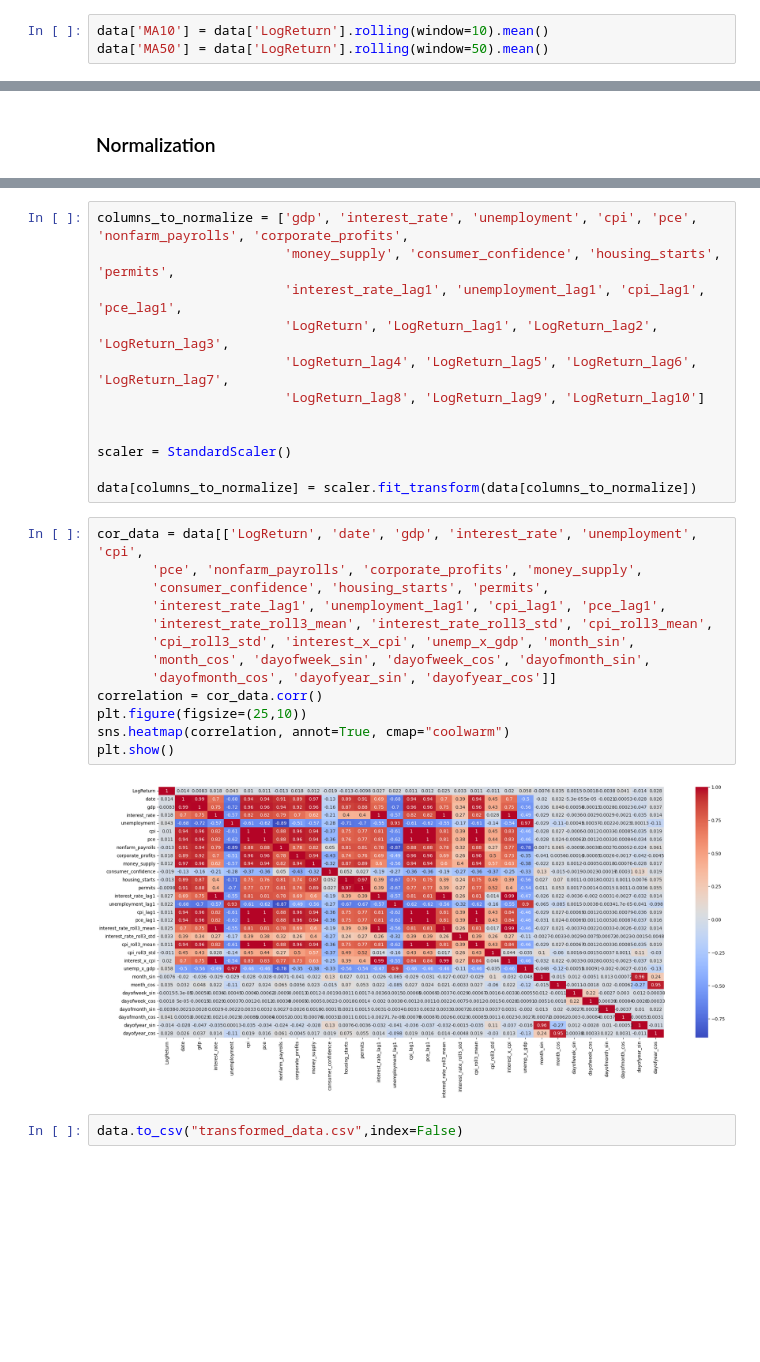
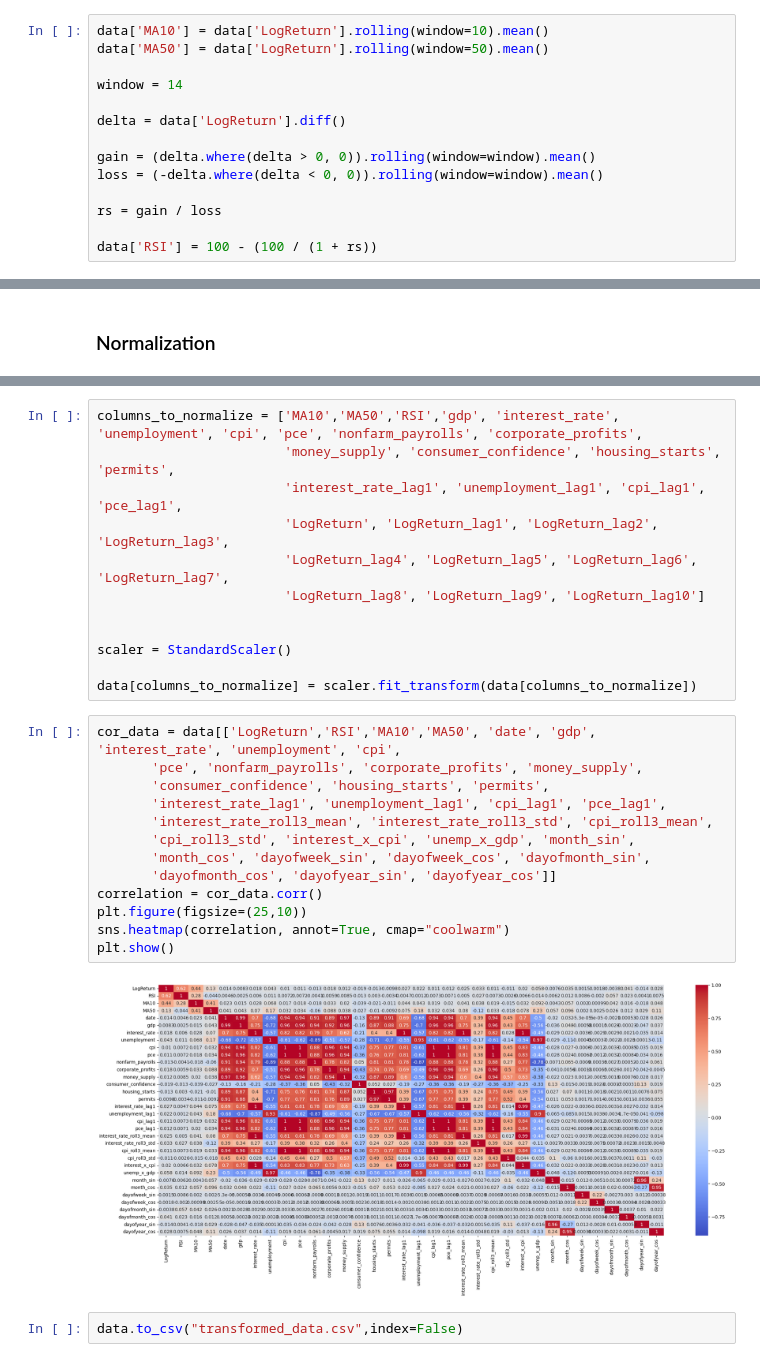
Before and after one commit to Oskar7L/Konferencja, a Jupyter notebook: trans.ipynb, the cells around one changed output, grey strips where cells are left out. Cells and saved outputs as stored; diff of their text form; blank space fills up the shorter version.

```diff
--- a/trans.ipynb
+++ b/trans.ipynb
@@ -43,6 +43,17 @@ plt.show()
 # %%
 data['MA10'] = data['LogReturn'].rolling(window=10).mean()
 data['MA50'] = data['LogReturn'].rolling(window=50).mean()
+
+window = 14
+
+delta = data['LogReturn'].diff()
+
+gain = (delta.where(delta > 0, 0)).rolling(window=window).mean()
+loss = (-delta.where(delta < 0, 0)).rolling(window=window).mean()
+
+rs = gain / loss
+
+data['RSI'] = 100 - (100 / (1 + rs))
 # %%
 for i in range(1,11):
     data[f"LogReturn_lag{i}"] = data["LogReturn"].shift(i)
@@ -83,6 +94,6 @@ Index(['LogReturn', 'date', 'gdp', 'interest_rate', 'unemployment', 'cpi',
       dtype='object')
 # %%
-columns_to_normalize = ['gdp', 'interest_rate', 'unemployment', 'cpi', 'pce', 'nonfarm_payrolls', 'corporate_profits',
+columns_to_normalize = ['MA10','MA50','RSI','gdp', 'interest_rate', 'unemployment', 'cpi', 'pce', 'nonfarm_payrolls', 'corporate_profits',
                         'money_supply', 'consumer_confidence', 'housing_starts', 'permits',
                         'interest_rate_lag1', 'unemployment_lag1', 'cpi_lag1', 'pce_lag1',
                         'LogReturn', 'LogReturn_lag1', 'LogReturn_lag2', 'LogReturn_lag3',
@@ -94,19 +105,19 @@ scaler = StandardScaler()
 
 data[columns_to_normalize] = scaler.fit_transform(data[columns_to_normalize])
 # %%
-cor_data = data[['LogReturn', 'date', 'gdp', 'interest_rate', 'unemployment', 'cpi',
+cor_data = data[['LogReturn','RSI','MA10','MA50', 'date', 'gdp', 'interest_rate', 'unemployment', 'cpi',
        'pce', 'nonfarm_payrolls', 'corporate_profits', 'money_supply',
        'consumer_confidence', 'housing_starts', 'permits',
        'interest_rate_lag1', 'unemployment_lag1', 'cpi_lag1', 'pce_lag1',
        'interest_rate_roll3_mean', 'interest_rate_roll3_std', 'cpi_roll3_mean',
        'cpi_roll3_std', 'interest_x_cpi', 'unemp_x_gdp', 'month_sin',
        'month_cos', 'dayofweek_sin', 'dayofweek_cos', 'dayofmonth_sin',
        'dayofmonth_cos', 'dayofyear_sin', 'dayofyear_cos']]
 correlation = cor_data.corr()
 plt.figure(figsize=(25,10))
 sns.heatmap(correlation, annot=True, cmap="coolwarm")
 plt.show()
 # %% [output]
-[figure, old version]
+[figure, new version]
 # %%
 data.to_csv("transformed_data.csv",index=False)
```
Also changed, not shown: parts of 2 cells of this notebook, 2 other files.
